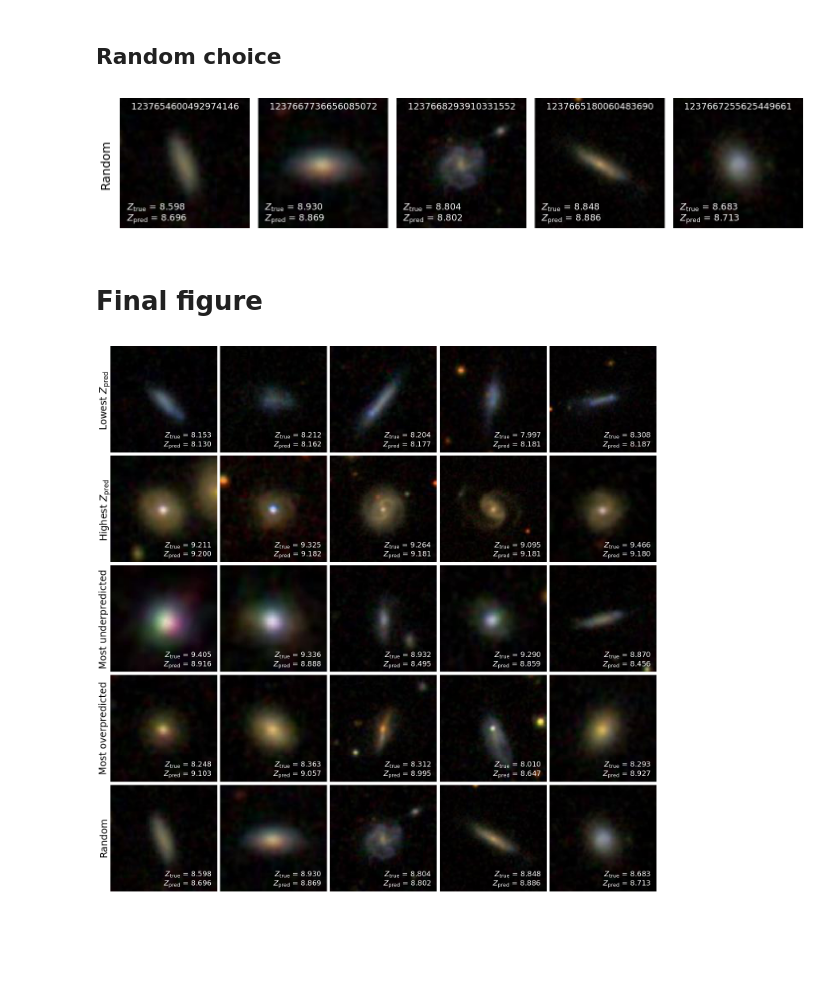
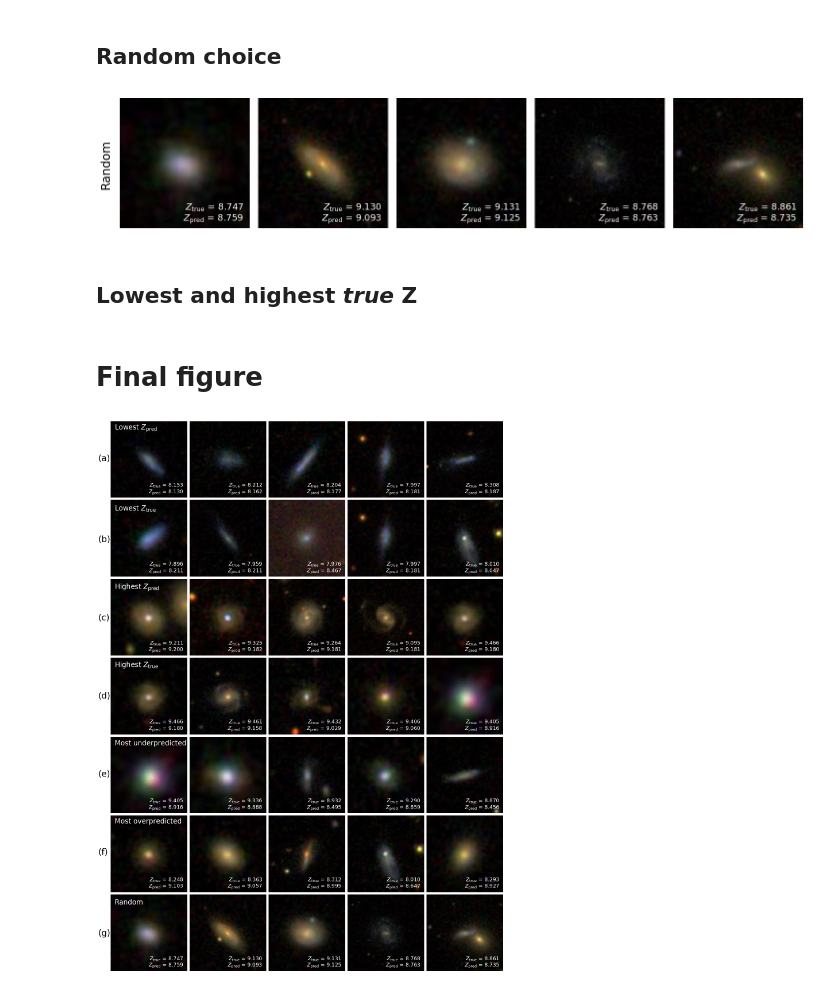
Before and after one commit to jwuphysics/galaxy-cnns, a Jupyter notebook: notebook/paper/01-prediction_examples.ipynb, the cells around one changed output. Drawn from its saved outputs; the diff is of its cells as text; code cells hidden in the pictures; blank space fills up the shorter version.

Commit message:
add true extrema metallicities

```diff
--- a/notebook/paper/01-prediction_examples.ipynb
+++ b/notebook/paper/01-prediction_examples.ipynb
@@ -141,7 +141,7 @@ fig.text(0, 0.5, r'Most $Z_{\rm pred} > Z_{\rm True}$', rotation=90, fontsize=24
 # %% [markdown]
 ## Random choice
 # %%
-rand = preds.sample(frac=1)
+rand = preds.sample(frac=1., random_state=1234)
 # %%
 fig, axes = plt.subplots(1, 5, figsize=(20, 4))
 
@@ -153,41 +153,63 @@ fig.tight_layout()
 fig.subplots_adjust(wspace=0.03, hspace=0.03)
 fig.text(0, 0.5, r'Random', rotation=90, fontsize=24, va='center');
 # %% [output]
-[figure, old version]
+[figure, new version]
+# %% [markdown]
+## Lowest and highest *true* Z
+# %%
+highest_Z_true = preds.sort_values(by='oh_p50', ascending=False)
+lowest_Z_true = preds.sort_values(by='oh_p50', ascending=True)
 # %% [markdown]
 # Final figure
 # %%
-fig, axes = plt.subplots(5, 5, figsize=(20, 20))
+fig, axes = plt.subplots(7, 5, figsize=(20, 28))
 
 for idx in range(5):
     ax = axes.flat[idx]
     load_image(idx, lowest_Z, ax=ax)
-fig.text(0.02, 0.88, r'Lowest $Z_{\rm pred}$', rotation=90, fontsize=24, va='center');
+fig.text(0.01, 0.91, '(a)', fontsize=30, va='center')
+fig.text(0.05, 0.96, r'Lowest $Z_{\rm pred}$', fontsize=24, color='white')
 
 for idx in range(5):
     ax = axes.flat[5+idx]
-    load_image(idx, highest_Z, ax=ax)
-fig.text(0.02, 0.69, r'Highest $Z_{\rm pred}$', rotation=90, fontsize=24, va='center');
+    load_image(idx, lowest_Z_true, ax=ax)
+fig.text(0.01, 0.77, '(b)', fontsize=30, va='center')
+fig.text(0.05, 0.82,  r'Lowest $Z_{\rm true}$', fontsize=24, color='white')
 
 for idx in range(5):
     ax = axes.flat[10+idx]
-    load_image(idx, underestimated, ax=ax)
-fig.text(0.02, 0.5, r'Most underpredicted', rotation=90, fontsize=24, va='center');
+    load_image(idx, highest_Z, ax=ax)
+fig.text(0.01, 0.635, '(c)', fontsize=30, va='center')
+fig.text(0.05, 0.685, r'Highest $Z_{\rm pred}$', fontsize=24, color='white')
 
 for idx in range(5):
     ax = axes.flat[15+idx]
-    load_image(idx, overestimated, ax=ax)
-fig.text(0.02, 0.31, r'Most overpredicted', rotation=90, fontsize=24, va='center');
+    load_image(idx, highest_Z_true, ax=ax)
+fig.text(0.01, 0.5, '(d)', fontsize=30, va='center');
+fig.text(0.05, 0.55, r'Highest $Z_{\rm true}$', fontsize=24, color='white')
 
 for idx in range(5):
     ax = axes.flat[20+idx]
+    load_image(idx, underestimated, ax=ax)
+fig.text(0.01, 0.365, '(e)', fontsize=30, va='center')
+fig.text(0.05, 0.415, r'Most underpredicted', fontsize=24, color='white')
+
+for idx in range(5):
+    ax = axes.flat[25+idx]
+    load_image(idx, overestimated, ax=ax)
+fig.text(0.01, 0.23, '(f)', fontsize=30, va='center')
+fig.text(0.05, 0.28, r'Most overpredicted', fontsize=24, color='white')
+
+for idx in range(5):
+    ax = axes.flat[30+idx]
     load_image(idx, rand, ax=ax)
-fig.text(0.02, 0.12, r'Random', rotation=90, fontsize=24, va='center');
+fig.text(0.01, 0.09, '(g)', fontsize=30, va='center')
+fig.text(0.05, 0.14, r'Random', fontsize=24, color='white')
 
 fig.tight_layout()
 fig.subplots_adjust(wspace=0.03, hspace=0.03, left=0.04, right=0.99, bottom=0.025, top=0.975)
 
 # save figure
 fig.savefig(f'{PATH}/results/01-prediction_examples.pdf')
 # %% [output]
-[figure, old version]
+[figure, new version]
```
Also changed, not shown: parts of 5 cells of this notebook, 1 other file.
